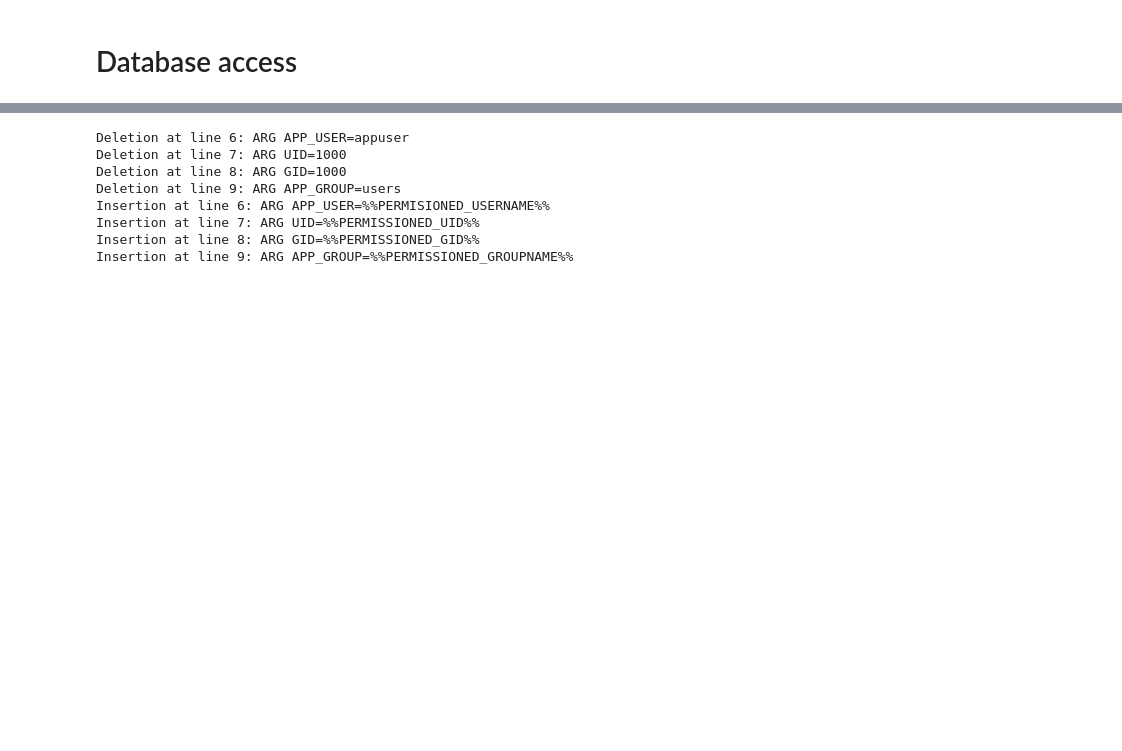
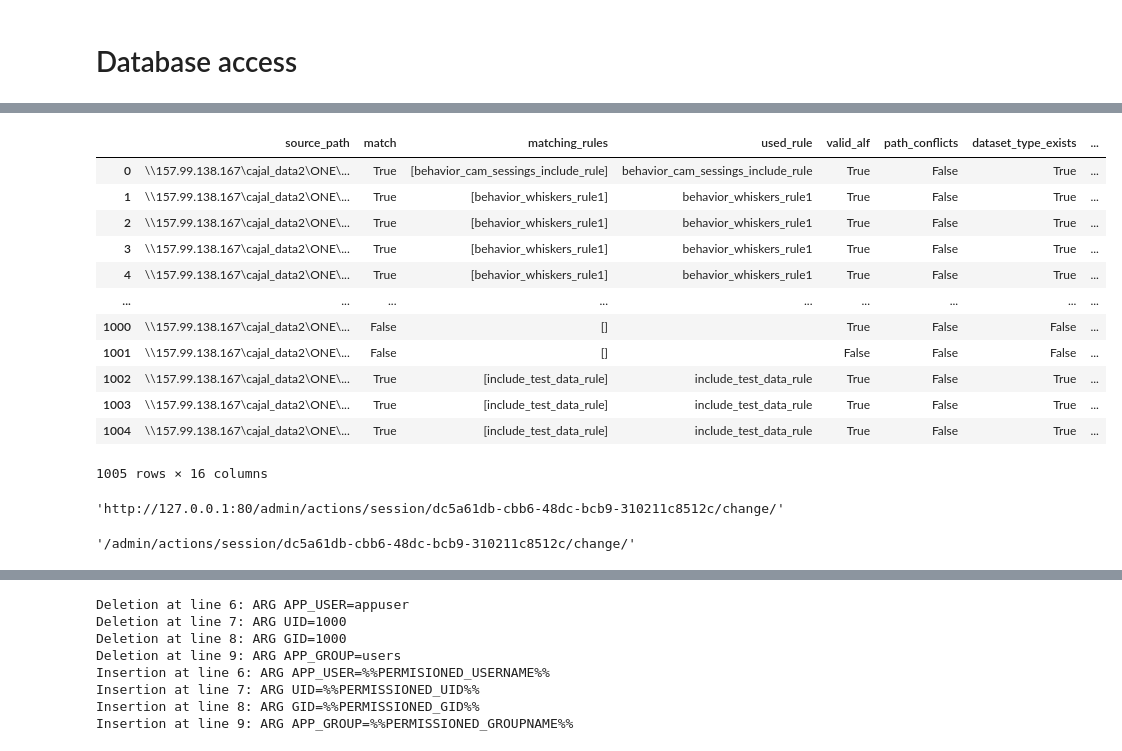
Before and after one commit to JostTim/alyx-local-connector, a Jupyter notebook: UsingONE.ipynb, the cells around one changed output, grey strips where cells are left out. Cells and saved outputs as stored; diff of their text form; code cells hidden in the pictures; blank space fills up the shorter version.

Commit message:
updating the web-client and including the file-registration package directly inside alyx-connector

```diff
--- a/UsingONE.ipynb
+++ b/UsingONE.ipynb
@@ -6,0 +181,24 @@ connector = Connector(url="127.0.0.1")
+# %%
+config.apply_to_alyx(file_records)
+# %% [output]
+|  | source_path | match | matching_rules | used_rule | valid_alf | path_conflicts | dataset_type_exists | ... |
+| 0 | \\157.99.138.167\cajal_data2\ONE\... | True | [behavior_cam_sessings_include_rule] | behavior_cam_sessings_include_rule | True | False | True | ... |
+| 1 | \\157.99.138.167\cajal_data2\ONE\... | True | [behavior_whiskers_rule1] | behavior_whiskers_rule1 | True | False | True | ... |
+| 2 | \\157.99.138.167\cajal_data2\ONE\... | True | [behavior_whiskers_rule1] | behavior_whiskers_rule1 | True | False | True | ... |
+| 3 | \\157.99.138.167\cajal_data2\ONE\... | True | [behavior_whiskers_rule1] | behavior_whiskers_rule1 | True | False | True | ... |
+| 4 | \\157.99.138.167\cajal_data2\ONE\... | True | [behavior_whiskers_rule1] | behavior_whiskers_rule1 | True | False | True | ... |
+| ... | ... | ... | ... | ... | ... | ... | ... | ... |
+| 1000 | \\157.99.138.167\cajal_data2\ONE\... | False | [] |  | True | False | False | ... |
+| 1001 | \\157.99.138.167\cajal_data2\ONE\... | False | [] |  | False | False | False | ... |
+| 1002 | \\157.99.138.167\cajal_data2\ONE\... | True | [include_test_data_rule] | include_test_data_rule | True | False | True | ... |
+| 1003 | \\157.99.138.167\cajal_data2\ONE\... | True | [include_test_data_rule] | include_test_data_rule | True | False | True | ... |
+| 1004 | \\157.99.138.167\cajal_data2\ONE\... | True | [include_test_data_rule] | include_test_data_rule | True | False | True | ... |
+1005 rows × 16 columns
+# %%
+connector.web_client.url + session.admin_url
+# %% [output]
+'http://127.0.0.1:80/admin/actions/session/dc5a61db-cbb6-48dc-bcb9-310211c8512c/change/'
+# %%
+session.admin_url
+# %% [output]
+'/admin/actions/session/dc5a61db-cbb6-48dc-bcb9-310211c8512c/change/'
```
Also changed, not shown: parts of 47 cells of this notebook, 17 other files.
